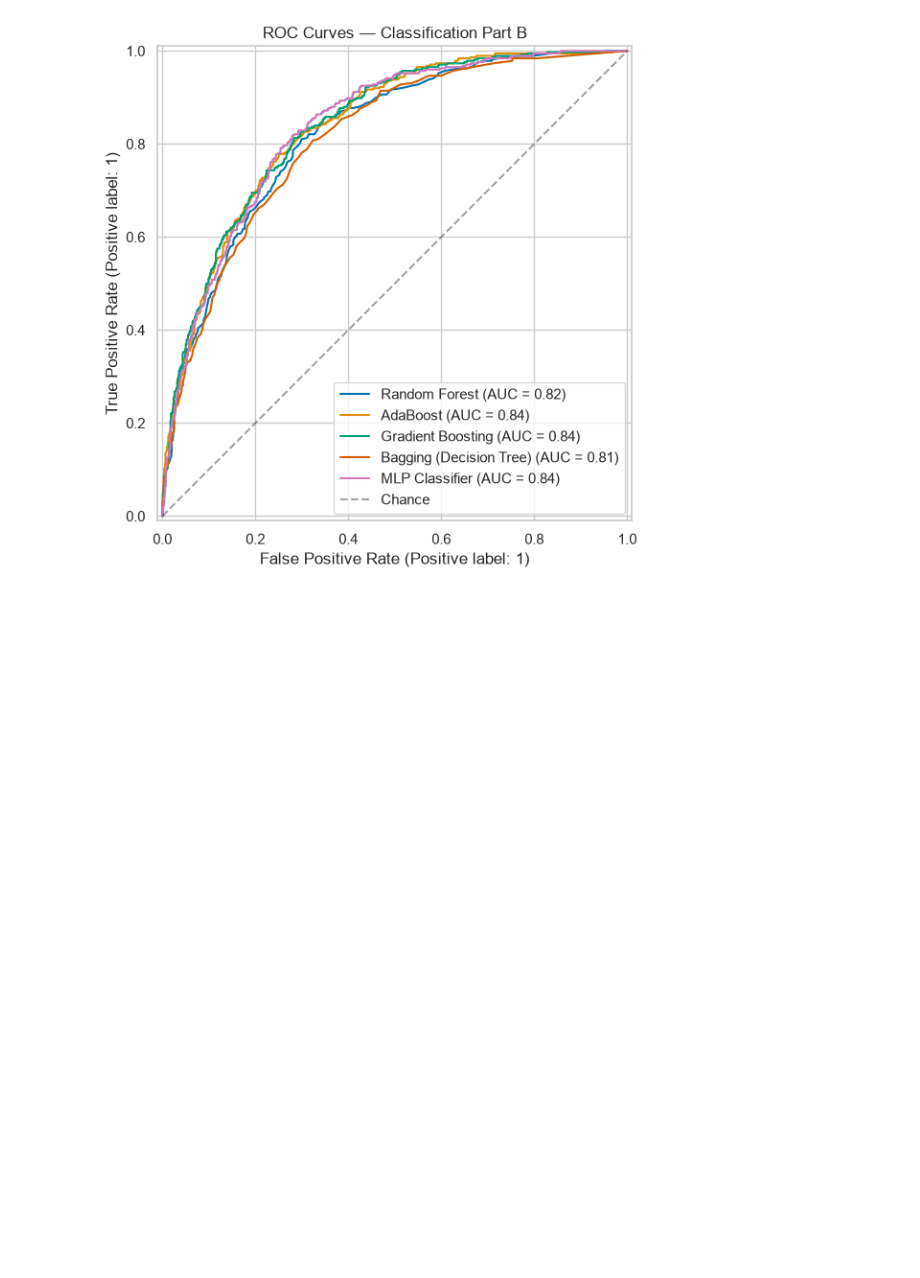
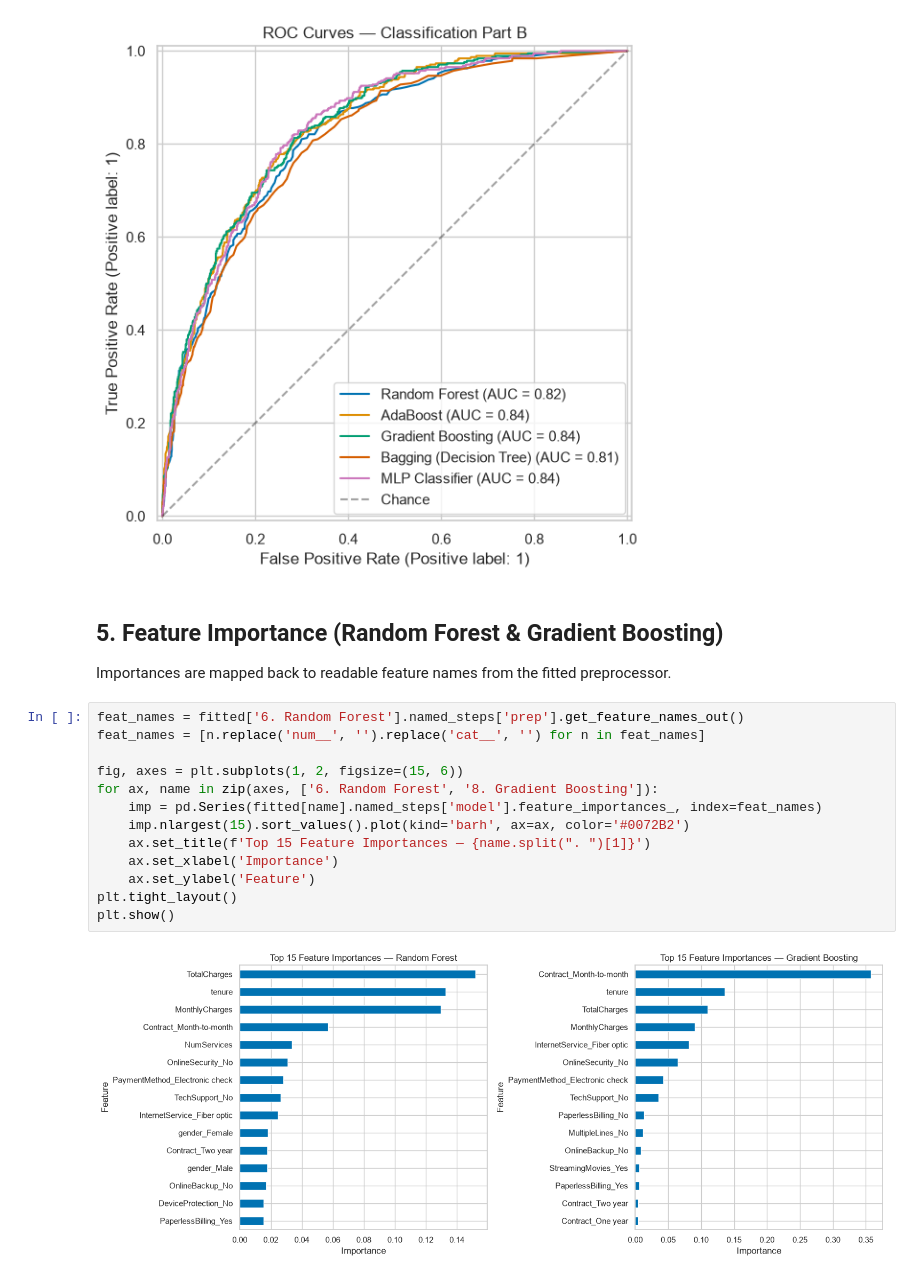
Before and after one commit to ManashaYoges/Team13_ML, a Jupyter notebook: notebooks/classification_part2.ipynb, the cells around one changed output. Drawn from its saved outputs; the diff is of its cells as text; blank space fills up the shorter version.

```diff
--- a/notebooks/classification_part2.ipynb
+++ b/notebooks/classification_part2.ipynb
@@ -209,3 +209,21 @@ plt.tight_layout()
 plt.show()
 # %% [output]
 [figure]
+# %% [markdown]
+## 5. Feature Importance (Random Forest & Gradient Boosting)
+Importances are mapped back to readable feature names from the fitted preprocessor.
+# %%
+feat_names = fitted['6. Random Forest'].named_steps['prep'].get_feature_names_out()
+feat_names = [n.replace('num__', '').replace('cat__', '') for n in feat_names]
+
+fig, axes = plt.subplots(1, 2, figsize=(15, 6))
+for ax, name in zip(axes, ['6. Random Forest', '8. Gradient Boosting']):
+    imp = pd.Series(fitted[name].named_steps['model'].feature_importances_, index=feat_names)
+    imp.nlargest(15).sort_values().plot(kind='barh', ax=ax, color='#0072B2')
+    ax.set_title(f'Top 15 Feature Importances — {name.split(". ")[1]}')
+    ax.set_xlabel('Importance')
+    ax.set_ylabel('Feature')
+plt.tight_layout()
+plt.show()
+# %% [output]
+[figure, added]
```
Also changed, not shown: parts of 4 cells of this notebook.
